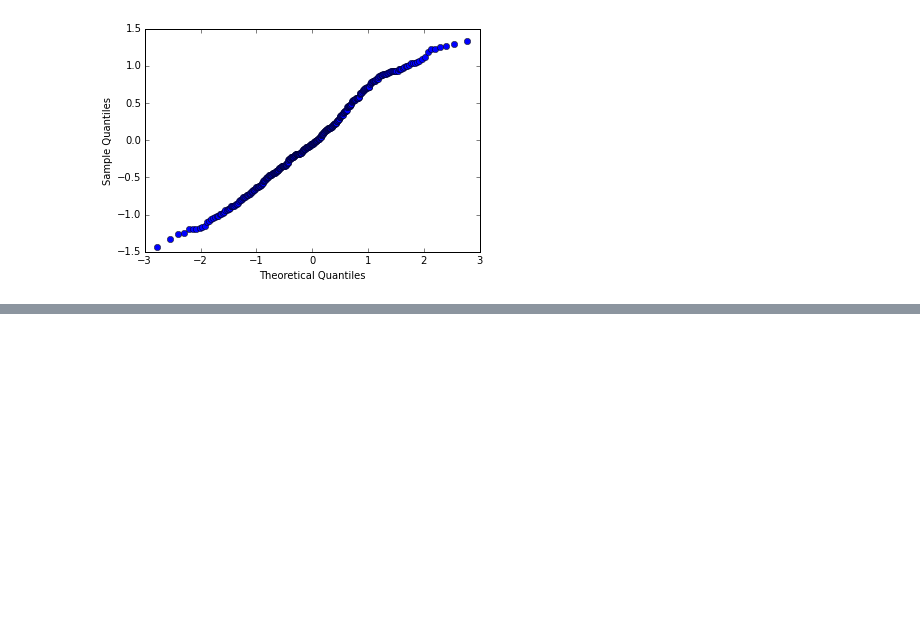
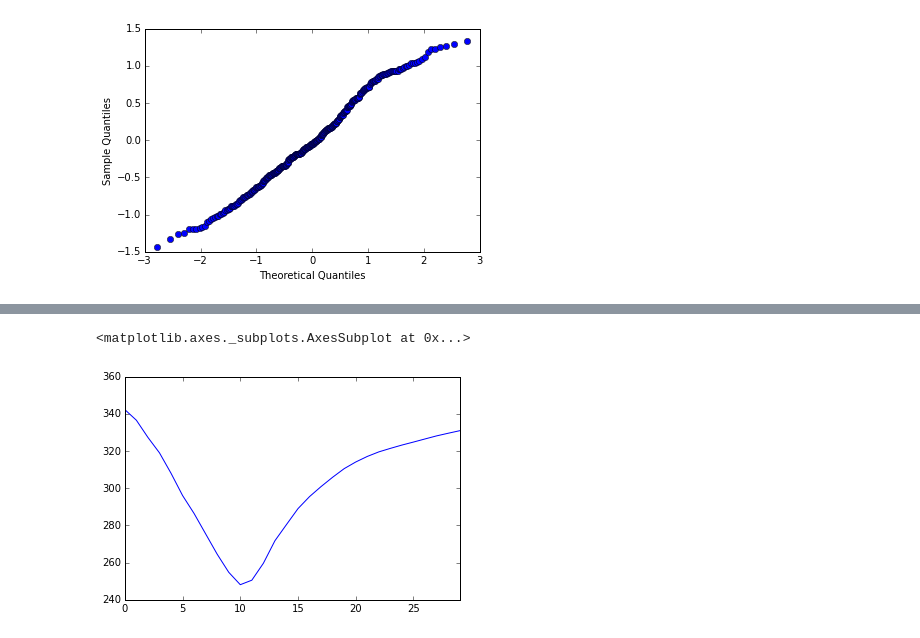
Before and after one commit to christlc/pycon2015hk, a Jupyter notebook: Pycon_talk_notebook.ipynb, the cells around one changed output, grey strips where cells are left out. Drawn from its saved outputs; the diff is of its cells as text; code cells hidden in the pictures; blank space fills up the shorter version.

```diff
--- a/Pycon_talk_notebook.ipynb
+++ b/Pycon_talk_notebook.ipynb
@@ -260,0 +274,8 @@ plt.show()
+# %%
+change_pt = 10
+X = pd.DataFrame({
+        'y': y,
+        'slope':np.arange(50),
+        'slope2': np.concatenate([np.zeros(change_pt), np.arange(50-change_pt)])
+        })
+X.head(20)
@@ -260,0 +300,4 @@ plt.show()
+# %%
+mod = smf.ols('y ~ slope + slope2',X)
+res = mod.fit()
+res.summary()
@@ -260,0 +323,20 @@ plt.show()
+# %%
+aic_results = []
+residual_results = []
+for change_pt in range(30):
+    X = pd.DataFrame({
+            'y': y,
+            'slope':np.arange(50),
+            'slope2': np.concatenate([np.zeros(change_pt), np.arange(50-change_pt)])
+            })
+    mod = smf.ols('y ~ slope + slope2',X)
+    res = mod.fit()
+    aic_results.append(res.aic)
+    residual_results.append(pd.Series(res.resid).map(lambda x: x*x).sum())
+# %%
+# https://en.wikipedia.org/wiki/Akaike_information_criterion
+# Lower the better
+pd.Series(aic_results).plot()
+# %% [output]
+<matplotlib.axes._subplots.AxesSubplot at 0x...>
+[figure, added]
```
Also changed, not shown: parts of 5 cells of this notebook.
